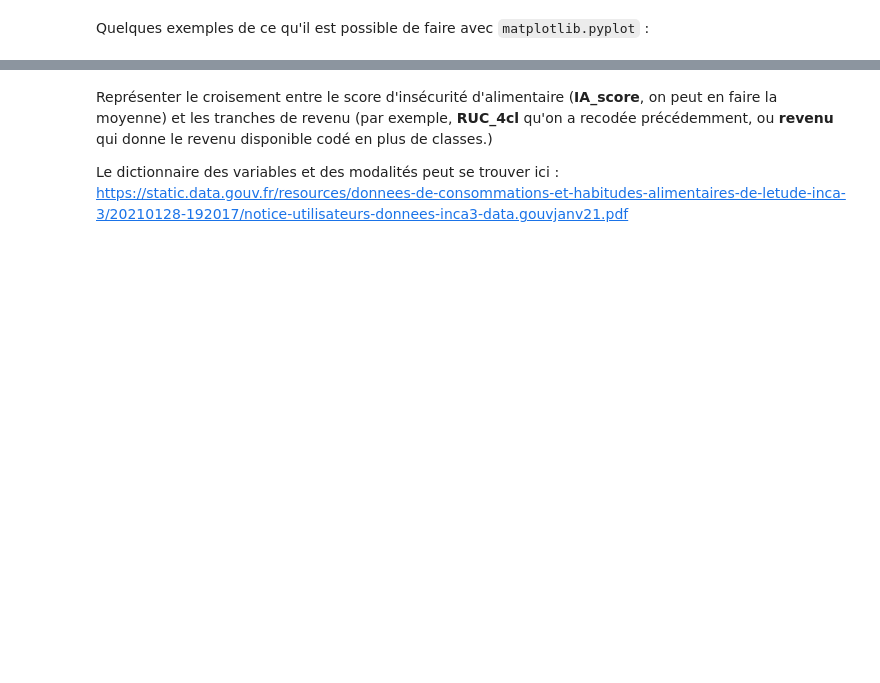
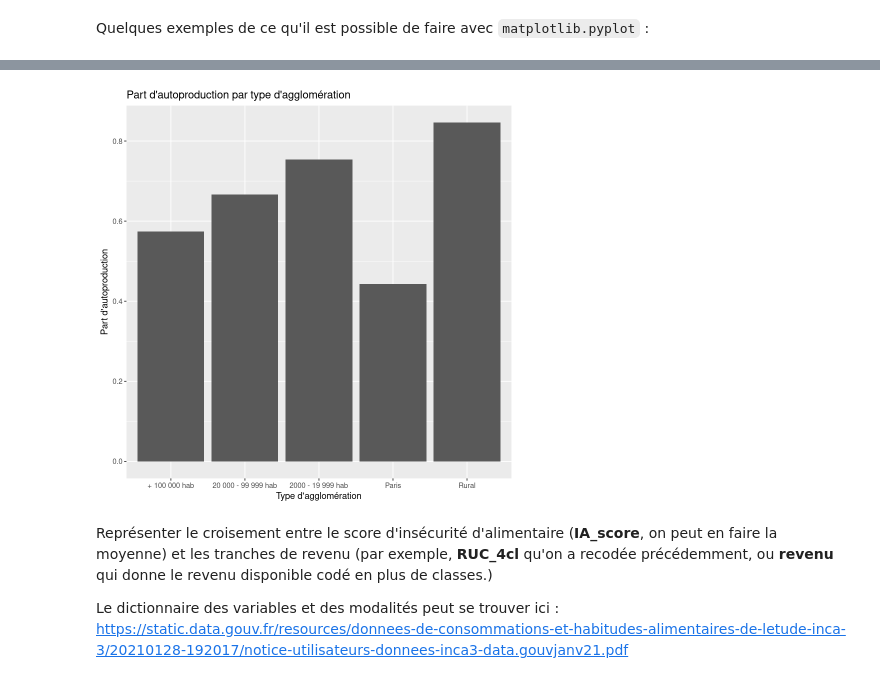
Before and after one commit to InseeFrLab/funathon2023_sujet3, a Jupyter notebook: Sujet_3_R.ipynb, the cells around one changed output, grey strips where cells are left out. Saved outputs shown, nothing was run; the diff lists cells and outputs as text; code cells hidden in the pictures; blank space fills up the shorter version.

```diff
--- a/Sujet_3_R.ipynb
+++ b/Sujet_3_R.ipynb
@@ -247,3 +247,15 @@ plt.title("Part d'autoproduction par type d'agglomération")
 plt.xlabel("Part d'autoproduction")
 plt.ylabel("Type d'agglomération")
 plt.plot()
+# %%
+# Autoproduction par type d'agglomération
+
+description_x_habitudes <- description_indiv %>% left_join(habitudes_indiv,by="NOIND")
+# %%
+autoprod_par_agglo <- description_x_habitudes %>% group_by(categorie_agglo) %>% summarise(part_autoprod=mean(autoproduction,na.rm=TRUE))
+ggplot(data=autoprod_par_agglo,aes(x=categorie_agglo,y=part_autoprod))+
+geom_histogram(stat="identity")+
+labs(title="Part d'autoproduction par type d'agglomération",
+     x="Type d'agglomération",
+     y="Part d'autoproduction")
+# %% [output]
@@ -250,3 +264,4 @@ plt.plot()
+[figure, added]
 # %% [markdown]
 Représenter le croisement entre le score d'insécurité d'alimentaire (**IA_score**, on peut en faire la moyenne) et les tranches de revenu (par exemple, **RUC_4cl** qu'on a recodée précédemment, ou **revenu** qui donne le revenu disponible codé en plus de classes.)
 
```
Also changed, not shown: parts of 14 cells of this notebook.
